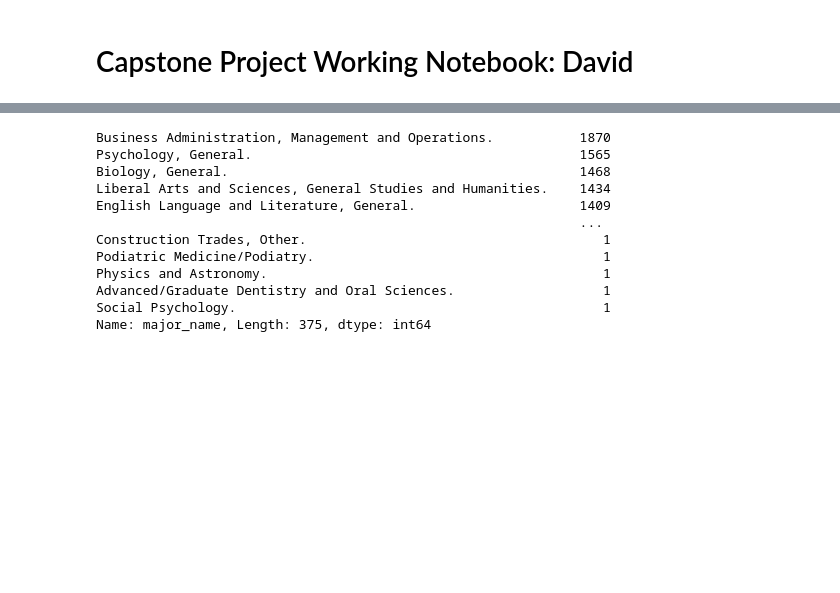
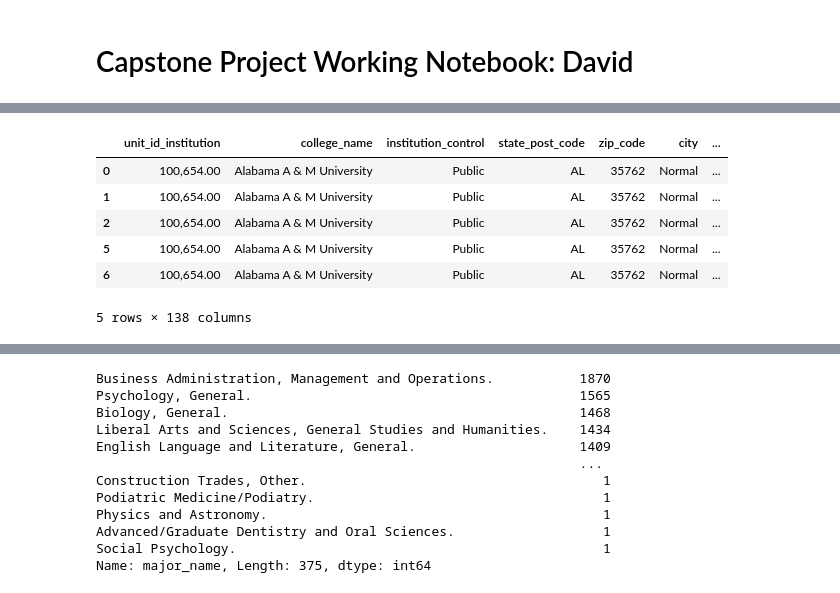
Before and after one commit to CDM-College-ROI/capstone_working_repo, a Jupyter notebook: ds_folder/david_working_notebook.ipynb, the cells around one changed output, grey strips where cells are left out. Saved outputs shown, nothing was run; the diff lists cells and outputs as text; code cells hidden in the pictures; blank space fills up the shorter version.

Commit message:
update to acquire/prepare.pys; functions ready to produce cleaned df ready for initial exploration

```diff
--- a/ds_folder/david_working_notebook.ipynb
+++ b/ds_folder/david_working_notebook.ipynb
@@ -55,0 +60,14 @@ memory usage: 55.4+ MB
+# %%
+cleaned_df = prepare.clean_step1(df)
+# %%
+new_df = prepare.avg_net_price(cleaned_df)
+# %%
+new_df.head()
+# %% [output]
+|  | unit_id_institution | college_name | institution_control | state_post_code | zip_code | city | ... |
+| 0 | 100,654.00 | Alabama A & M University | Public | AL | 35762 | Normal | ... |
+| 1 | 100,654.00 | Alabama A & M University | Public | AL | 35762 | Normal | ... |
+| 2 | 100,654.00 | Alabama A & M University | Public | AL | 35762 | Normal | ... |
+| 5 | 100,654.00 | Alabama A & M University | Public | AL | 35762 | Normal | ... |
+| 6 | 100,654.00 | Alabama A & M University | Public | AL | 35762 | Normal | ... |
+5 rows × 138 columns
```
Also changed, not shown: parts of 16 cells of this notebook, 5 other files.
